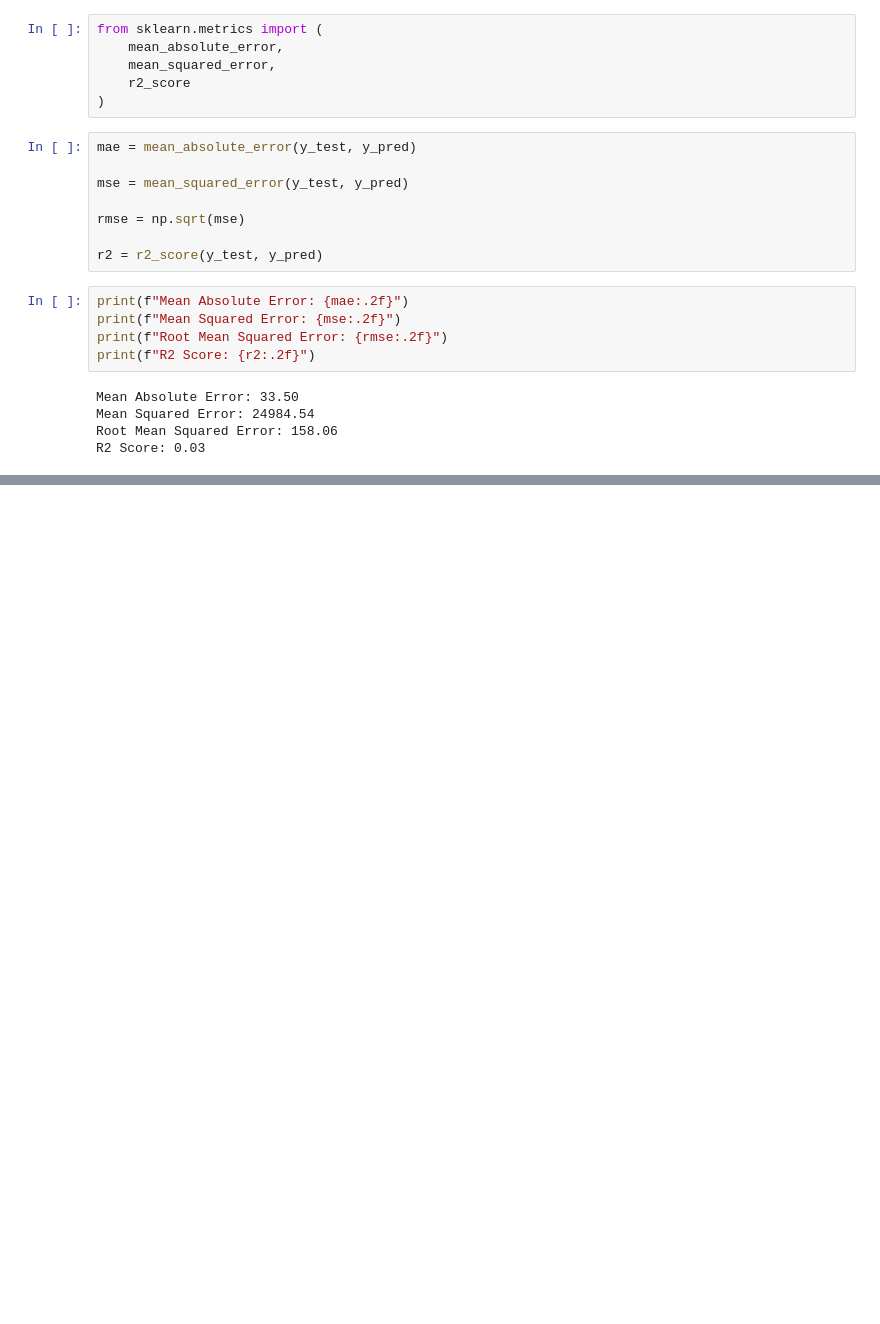
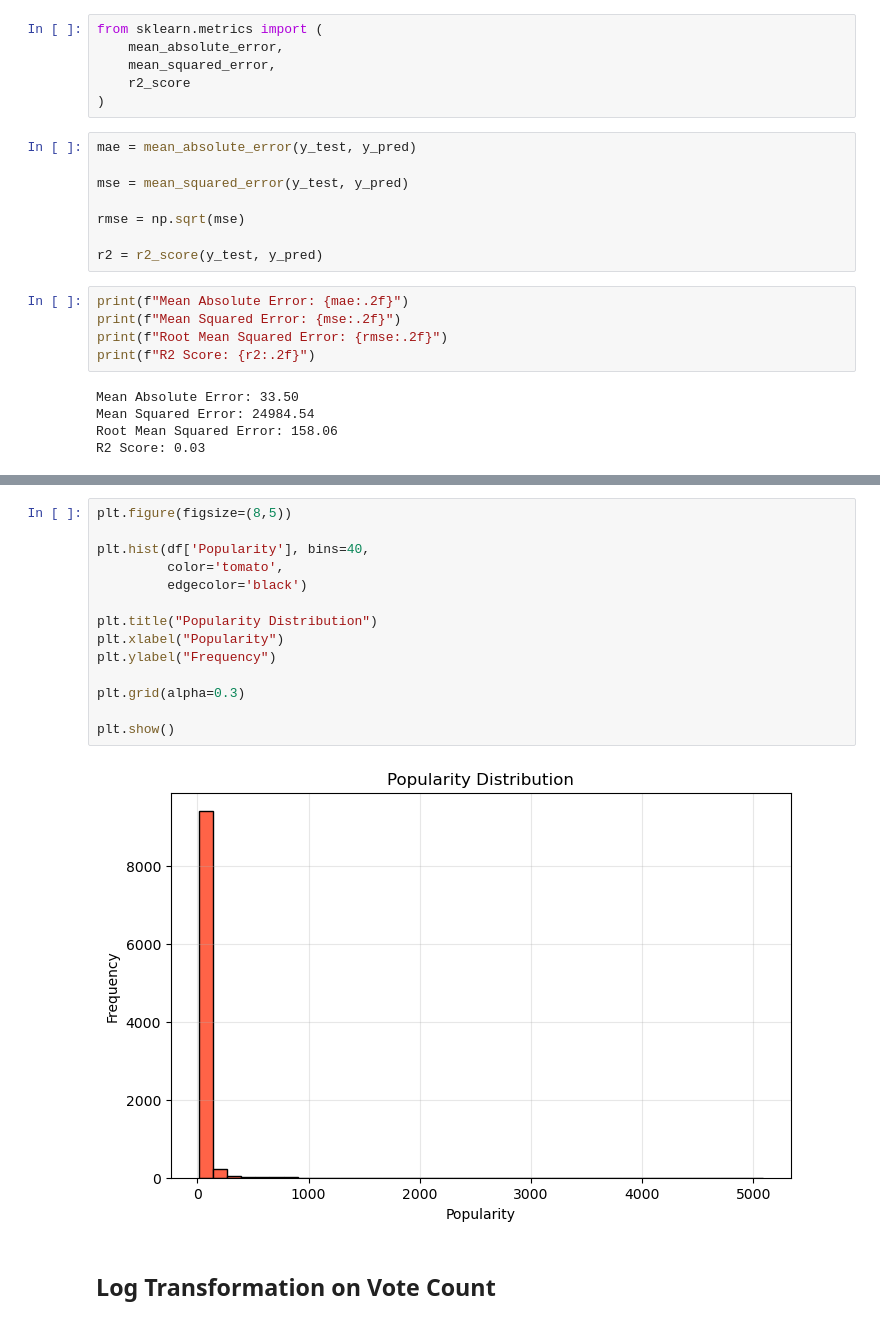
Before and after one commit to Deptator/data-science-projects, a Jupyter notebook: 01-Netflix-Data-Analysis/02-prediction-model.ipynb, the cells around one changed output, grey strips where cells are left out. Cells and saved outputs as stored; diff of their text form; blank space fills up the shorter version.

```diff
--- a/01-Netflix-Data-Analysis/02-prediction-model.ipynb
+++ b/01-Netflix-Data-Analysis/02-prediction-model.ipynb
@@ -419,0 +581,18 @@ R2 Score: 0.03
+# %%
+plt.figure(figsize=(8,5))
+
+plt.hist(df['Popularity'], bins=40,
+         color='tomato',
+         edgecolor='black')
+
+plt.title("Popularity Distribution")
+plt.xlabel("Popularity")
+plt.ylabel("Frequency")
+
+plt.grid(alpha=0.3)
+
+plt.show()
+# %% [output]
+[figure, added]
+# %% [markdown]
+## Log Transformation on Vote Count
```
Also changed, not shown: parts of 31 cells of this notebook.
